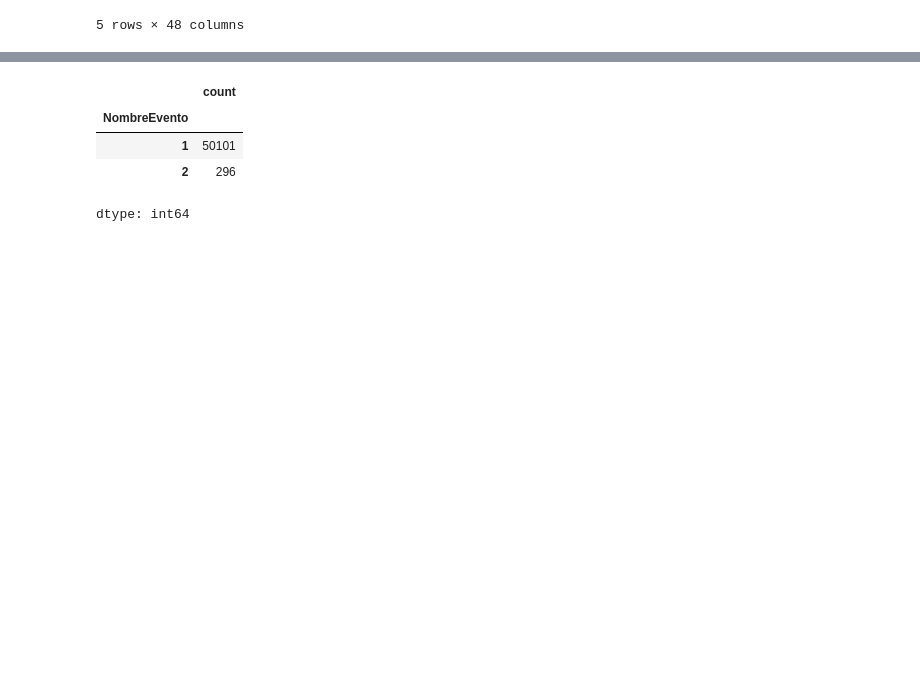
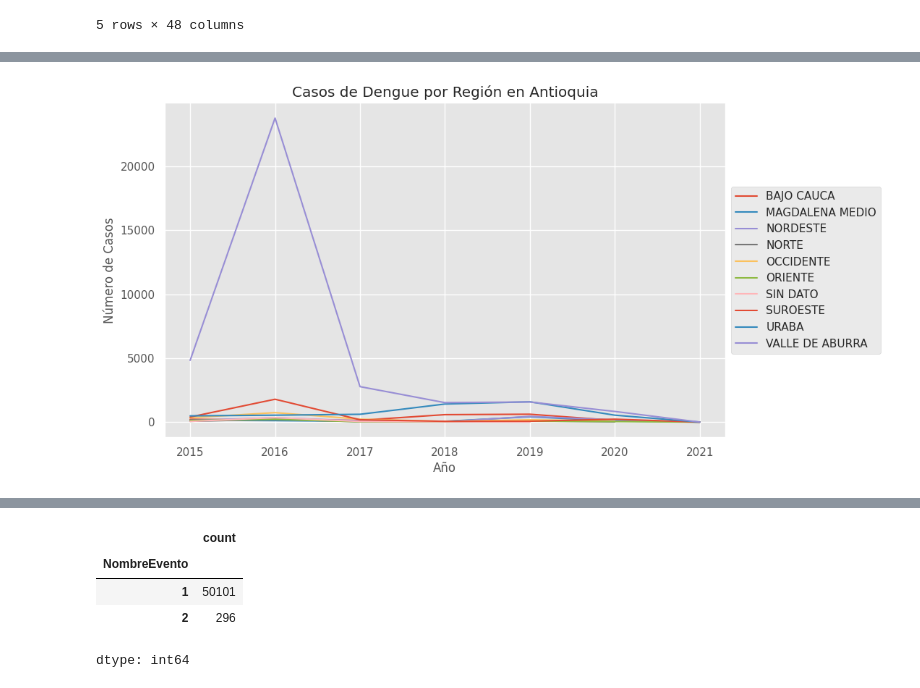
Before and after one commit to cam2149/MachinelearningI, a Jupyter notebook: Examen3_Ejercicio4.ipynb, the cells around one changed output, grey strips where cells are left out. Cells and saved outputs as stored; diff of their text form; code cells hidden in the pictures; blank space fills up the shorter version.

```diff
--- a/Examen3_Ejercicio4.ipynb
+++ b/Examen3_Ejercicio4.ipynb
@@ -132,3 +161,29 @@ dtype: int64
+# %%
+# Grafico de los casos registrados por region en todos los años por region
+
+# Agrupar los datos por región y año, y contar los casos de dengue
+casos_por_region_y_año = dfDengue.groupby(['Region', dfDengue['FechaConsulta'].dt.year])['Region'].count().unstack()
+
+# Crear una figura y ejes
+fig, ax = plt.subplots(figsize=(10, 6))
+
+# Iterar sobre las regiones y crear un gráfico de líneas para cada una
+for region in casos_por_region_y_año.index:
+  ax.plot(casos_por_region_y_año.columns, casos_por_region_y_año.loc[region], label=region)
+
+# Ajustar la leyenda para que las regiones se vean de tres en tres
+handles, labels = ax.get_legend_handles_labels()
+ax.legend(handles, labels, loc='center left', bbox_to_anchor=(1, 0.5), ncol=1)
+
+# Configurar el título y las etiquetas de los ejes
+ax.set_title('Casos de Dengue por Región en Antioquia')
+ax.set_xlabel('Año')
+ax.set_ylabel('Número de Casos')
+
+# Mostrar el gráfico
+plt.show()
+# %% [output]
+[figure, added]
 # %%
 genero_freq_by_region = dfDengue.groupby(['Region', 'Genero'])['Genero'].count() / dfDengue.groupby('Region')['Genero'].count() * 100
 genero_freq_by_region = genero_freq_by_region.reset_index(name='Relative Frequency')
```
Also changed, not shown: parts of 36 cells of this notebook.
